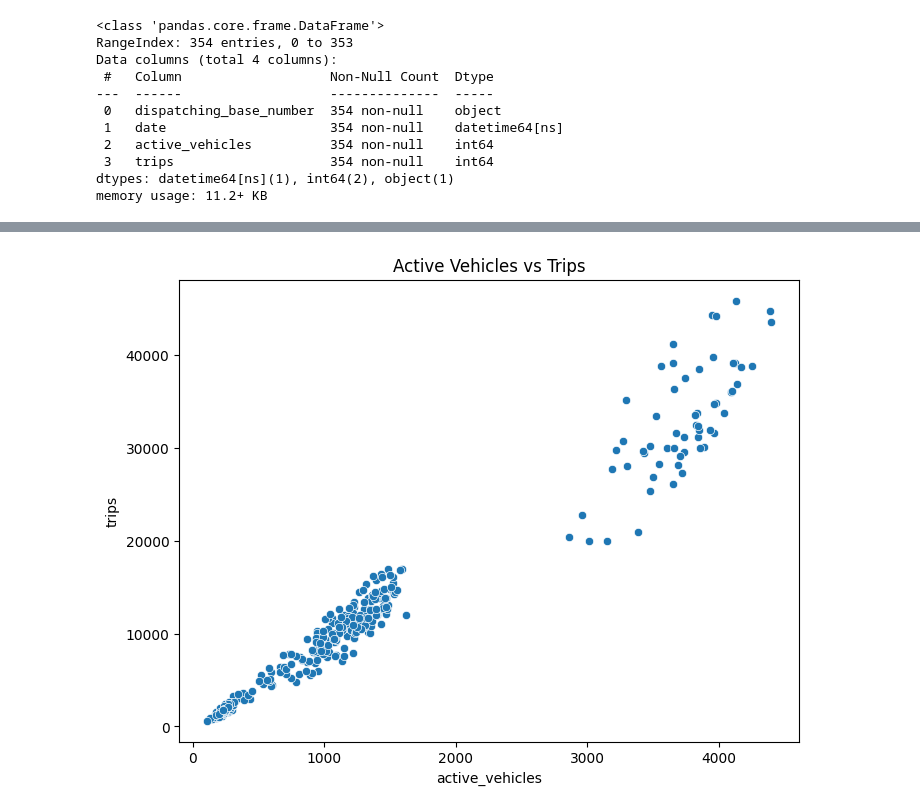
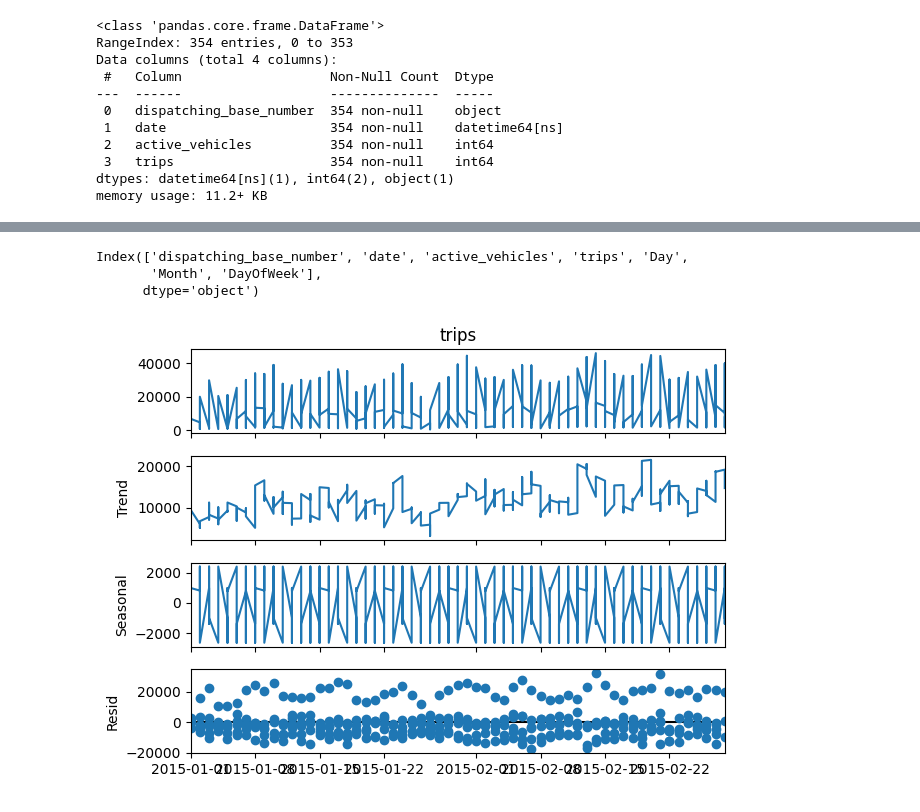
Before and after one commit to penkebharathi18/BharathiPenke, a Jupyter notebook: project.ipynb, the cells around one changed output, grey strips where cells are left out. Cells and saved outputs as stored; diff of their text form; code cells hidden in the pictures.

```diff
--- a/project.ipynb
+++ b/project.ipynb
@@ -67,13 +70,0 @@ plt.show()
-# %%
-plt.figure(figsize=(8,6))
-sns.scatterplot(x='active_vehicles', y='trips', data=data)
-plt.title('Active Vehicles vs Trips')
-plt.show()
-# %% [output]
-[figure, removed]
-# %%
-data = pd.get_dummies(
-    data,
-    columns=['dispatching_base_number'],
-    drop_first=True
-)
@@ -88,0 +71,18 @@ X_train, X_test, y_train, y_test = train_test_split(
+# %%
+print(data.columns)
+# %% [output]
+Index(['dispatching_base_number', 'date', 'active_vehicles', 'trips', 'Day',
+       'Month', 'DayOfWeek'],
+      dtype='object')
+# %%
+data.set_index('date', inplace=True)
+# %%
+import matplotlib.pyplot as plt
+from statsmodels.tsa.seasonal import seasonal_decompose
+
+result = seasonal_decompose(data['trips'], model='additive', period=7)
+
+result.plot()
+plt.show()
+# %% [output]
+[figure, added]
```
Also changed, not shown: parts of 16 cells of this notebook.
